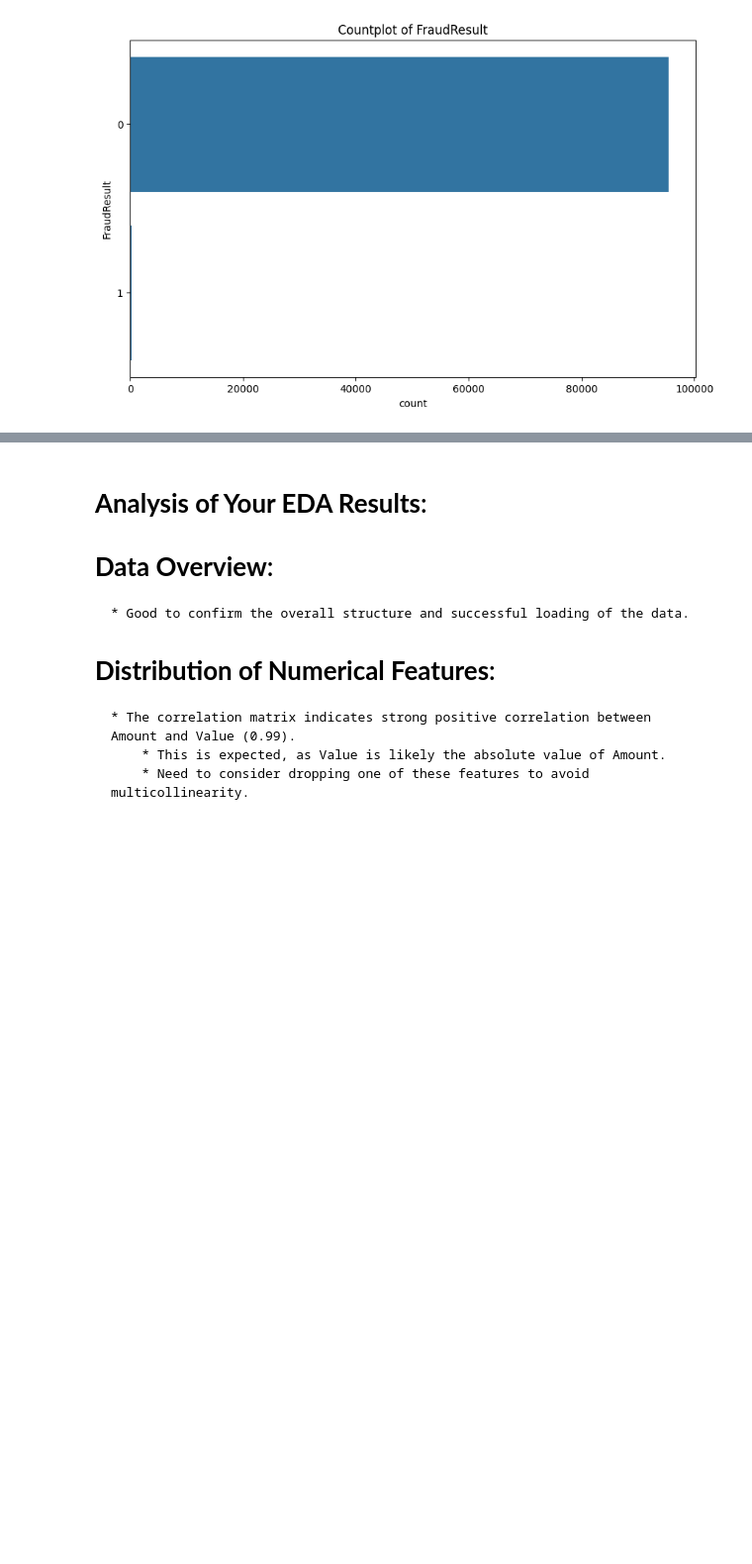
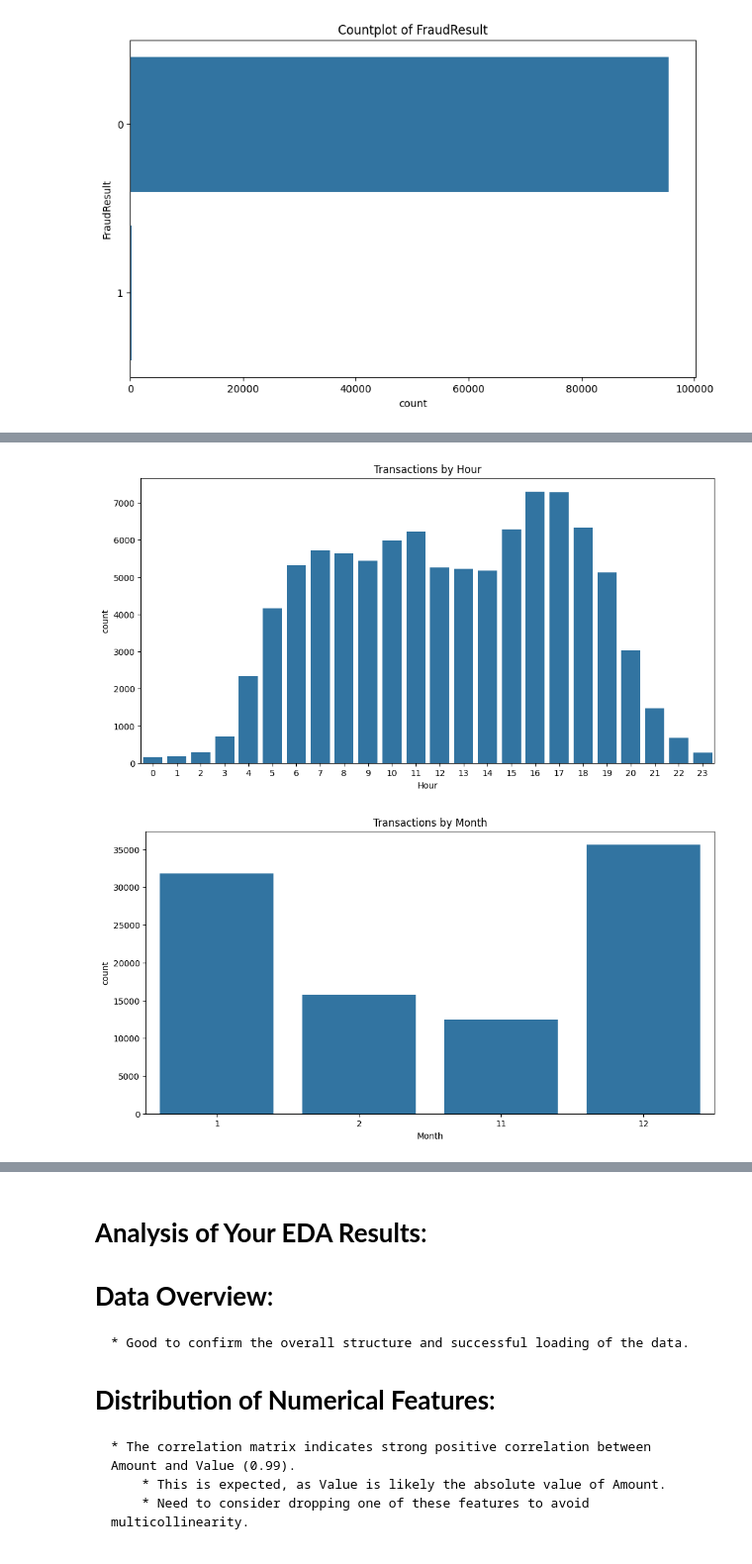
Before and after one commit to eyor23/BatiBank_SmartCredit, a Jupyter notebook: notebooks/eda.ipynb, the cells around one changed output, grey strips where cells are left out. Shown: that part at 99% size. Saved outputs shown, nothing was run; the diff lists cells and outputs as text; code cells hidden in the pictures; blank space fills up the shorter version.

```diff
--- a/notebooks/eda.ipynb
+++ b/notebooks/eda.ipynb
@@ -118 +179,15 @@ for col in categorical_features:
+# %%
+# Time Series Analysis
+plt.figure(figsize=(12, 6))
+sns.countplot(x='Hour', data=transact_df)
+plt.title('Transactions by Hour')
+plt.show()
+
+plt.figure(figsize=(12, 6))
+sns.countplot(x='Month', data=transact_df)
+plt.title('Transactions by Month')
+plt.show()
+# %% [output]
+[figure, added]
+[figure, added]
 # %%
```
Also changed, not shown: parts of 19 cells of this notebook.
